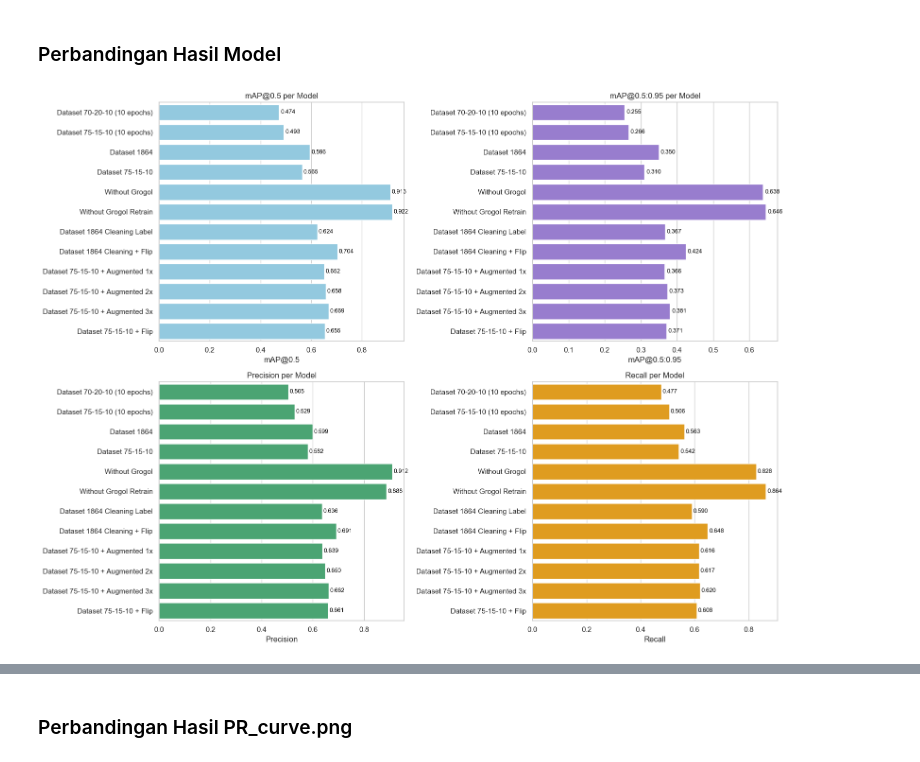
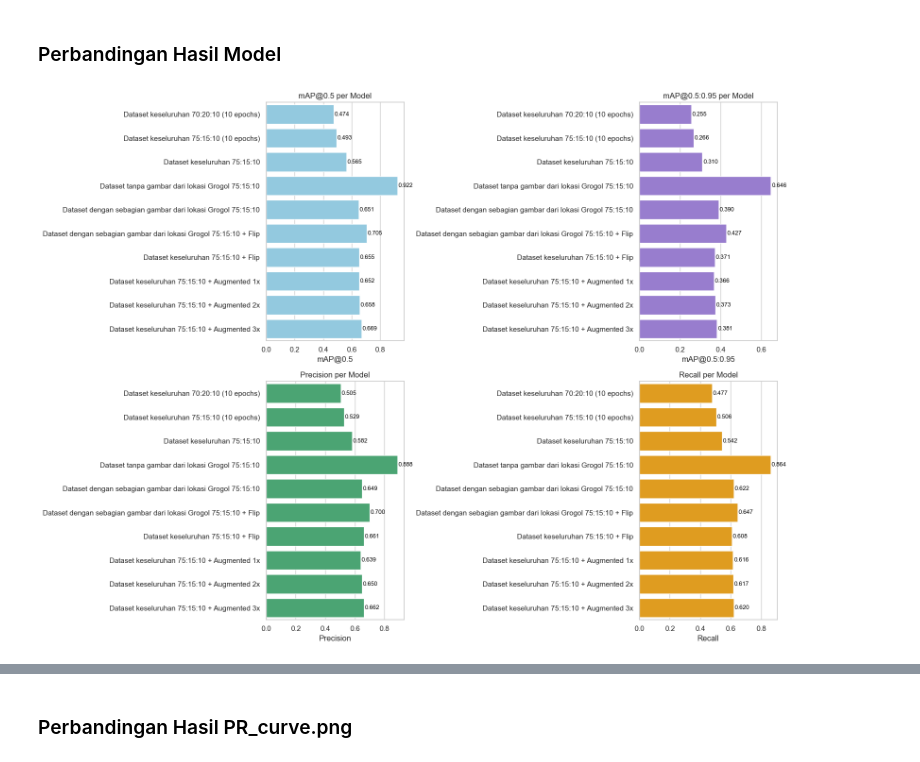
Before and after one commit to alimurrofid/river-trash-monitoring, a Jupyter notebook: different_result_model_train.ipynb, the cells around one changed output, grey strips where cells are left out. Cells and saved outputs as stored; diff of their text form; code cells hidden in the pictures.

Commit message:
feat:visualisation model result

```diff
--- a/different_result_model_train.ipynb
+++ b/different_result_model_train.ipynb
@@ -10,32 +10,28 @@ import os
 csv_paths = [
     "runs/d_70_20_10_train/y11n_batch16_epochs10/results.csv",
     "runs/d_75_15_10_train/y11n_batch16_epochs10/results.csv",
-    "runs/d_train/y11n_batch16_epochs100_val/results.csv",
     "runs/d_75_15_10_train/y11n_batch16_epochs100/results.csv",
-    "runs/withoutgrogol_train/y11n_batch16_epochs100/results.csv",
     "runs/withoutgrogol_retrain/y11n_batch16_epochs100/results.csv",
-    "runs/dataset_clean_train/y11n_batch16_epochs100/results.csv",
-    "runs/dataset_clean_flip_train/y11n_batch16_epochs100/results.csv",
+    "runs/datalabelstudio_75_15_10_clean_train/y11n_batch16_epochs100/results.csv",
+    "runs/datalabelstudio_75_15_10_clean_flip_train/y11n_batch16_epochs100/results.csv",
+    "runs/dataset_75_15_10_flip_train/y11n_batch16_epochs100/results.csv",
     "runs/dataset_75_15_10_augmented_train/y11n_batch16_epochs100/results.csv",
     "runs/dataset_75_15_10_augmented_2x_train/y11n_batch16_epochs100/results.csv",
     "runs/dataset_75_15_10_augmented_3x_train/y11n_batch16_epochs100/results.csv",
-    "runs/dataset_75_15_10_flip_train/y11n_batch16_epochs100/results.csv",
 ]
 
 # Label model untuk ditampilkan di grafik
 labels = [
-    "Dataset 70-20-10 (10 epochs)",
-    "Dataset 75-15-10 (10 epochs)",
-    "Dataset 1864",
-    "Dataset 75-15-10",
-    "Without Grogol",
-    "Without Grogol Retrain",
-    "Dataset 1864 Cleaning Label",
-    "Dataset 1864 Cleaning + Flip",
-    "Dataset 75-15-10 + Augmented 1x",
-    "Dataset 75-15-10 + Augmented 2x",
-    "Dataset 75-15-10 + Augmented 3x",
-    "Dataset 75-15-10 + Flip",
+    "Dataset keseluruhan 70:20:10 (10 epochs)",
+    "Dataset keseluruhan 75:15:10 (10 epochs)",
+    "Dataset keseluruhan 75:15:10",
+    "Dataset tanpa gambar dari lokasi Grogol 75:15:10",
+    "Dataset dengan sebagian gambar dari lokasi Grogol 75:15:10",
+    "Dataset dengan sebagian gambar dari lokasi Grogol 75:15:10 + Flip",
+    "Dataset keseluruhan 75:15:10 + Flip",
+    "Dataset keseluruhan 75:15:10 + Augmented 1x",
+    "Dataset keseluruhan 75:15:10 + Augmented 2x",
+    "Dataset keseluruhan 75:15:10 + Augmented 3x",
 ]
 
 # List untuk menyimpan semua data
@@ -86,31 +82,31 @@ plt.xlabel("mAP@0.5")
 plt.ylabel("")
 add_bar_labels(ax1)
 
 # mAP@0.5:0.95
 plt.subplot(2, 2, 2)
 ax2 = sns.barplot(x="mAP50-95", y="Label", data=results_df, color="mediumpurple")
 plt.title("mAP@0.5:0.95 per Model")
 plt.xlabel("mAP@0.5:0.95")
 plt.ylabel("")
 add_bar_labels(ax2)
 
 # Precision
 plt.subplot(2, 2, 3)
 ax3 = sns.barplot(x="Precision", y="Label", data=results_df, color="mediumseagreen")
 plt.title("Precision per Model")
 plt.xlabel("Precision")
 plt.ylabel("")
 add_bar_labels(ax3)
 
 # Recall
 plt.subplot(2, 2, 4)
 ax4 = sns.barplot(x="Recall", y="Label", data=results_df, color="orange")
 plt.title("Recall per Model")
 plt.xlabel("Recall")
 plt.ylabel("")
 add_bar_labels(ax4)
 
 plt.tight_layout()
 plt.show()
 # %% [output]
-[figure, old version]
+[figure, new version]
```
Also changed, not shown: parts of 7 cells of this notebook.
